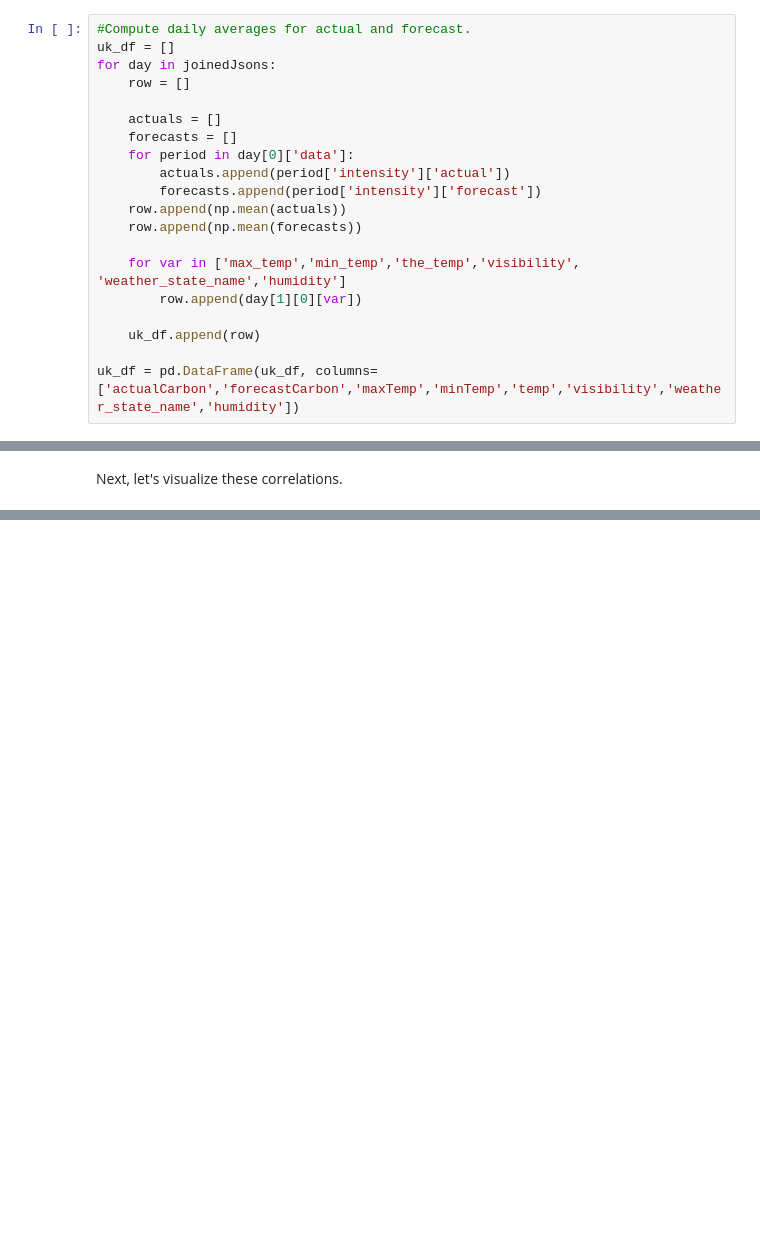
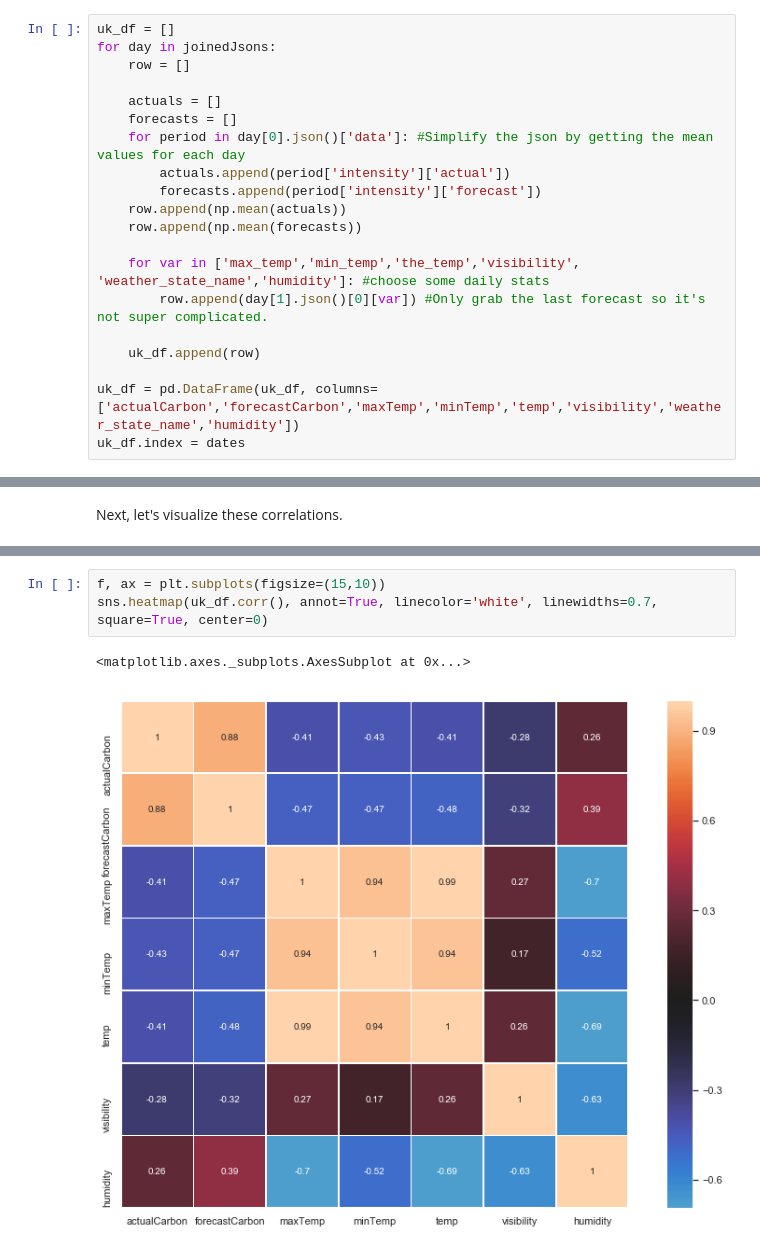
Before and after one commit to nickgrasley/appliedMachineLearning, a Jupyter notebook: ml_hw1.ipynb, the cells around one changed output, grey strips where cells are left out. Cells and saved outputs as stored; diff of their text form; blank space fills up the shorter version.

```diff
--- a/ml_hw1.ipynb
+++ b/ml_hw1.ipynb
@@ -366,20 +388,20 @@ Let's look at some descriptive stats for both carbon and weather
 # %%
-#Compute daily averages for actual and forecast.
 uk_df = []
 for day in joinedJsons:
     row = []
 
     actuals = []
     forecasts = []
-    for period in day[0]['data']:
+    for period in day[0].json()['data']: #Simplify the json by getting the mean values for each day
         actuals.append(period['intensity']['actual'])
         forecasts.append(period['intensity']['forecast'])
     row.append(np.mean(actuals))
     row.append(np.mean(forecasts))
 
-    for var in ['max_temp','min_temp','the_temp','visibility', 'weather_state_name','humidity']
-        row.append(day[1][0][var])
+    for var in ['max_temp','min_temp','the_temp','visibility', 'weather_state_name','humidity']: #choose some daily stats
+        row.append(day[1].json()[0][var]) #Only grab the last forecast so it's not super complicated.
 
     uk_df.append(row)
 
 uk_df = pd.DataFrame(uk_df, columns=['actualCarbon','forecastCarbon','maxTemp','minTemp','temp','visibility','weather_state_name','humidity'])
+uk_df.index = dates
@@ -430,0 +431,6 @@ pd.DataFrame([[1,2,3,4]])
+# %%
+f, ax = plt.subplots(figsize=(15,10))
+sns.heatmap(uk_df.corr(), annot=True, linecolor='white', linewidths=0.7, square=True, center=0)
+# %% [output]
+<matplotlib.axes._subplots.AxesSubplot at 0x...>
+[figure, added]
```
Also changed, not shown: parts of 34 cells of this notebook.
